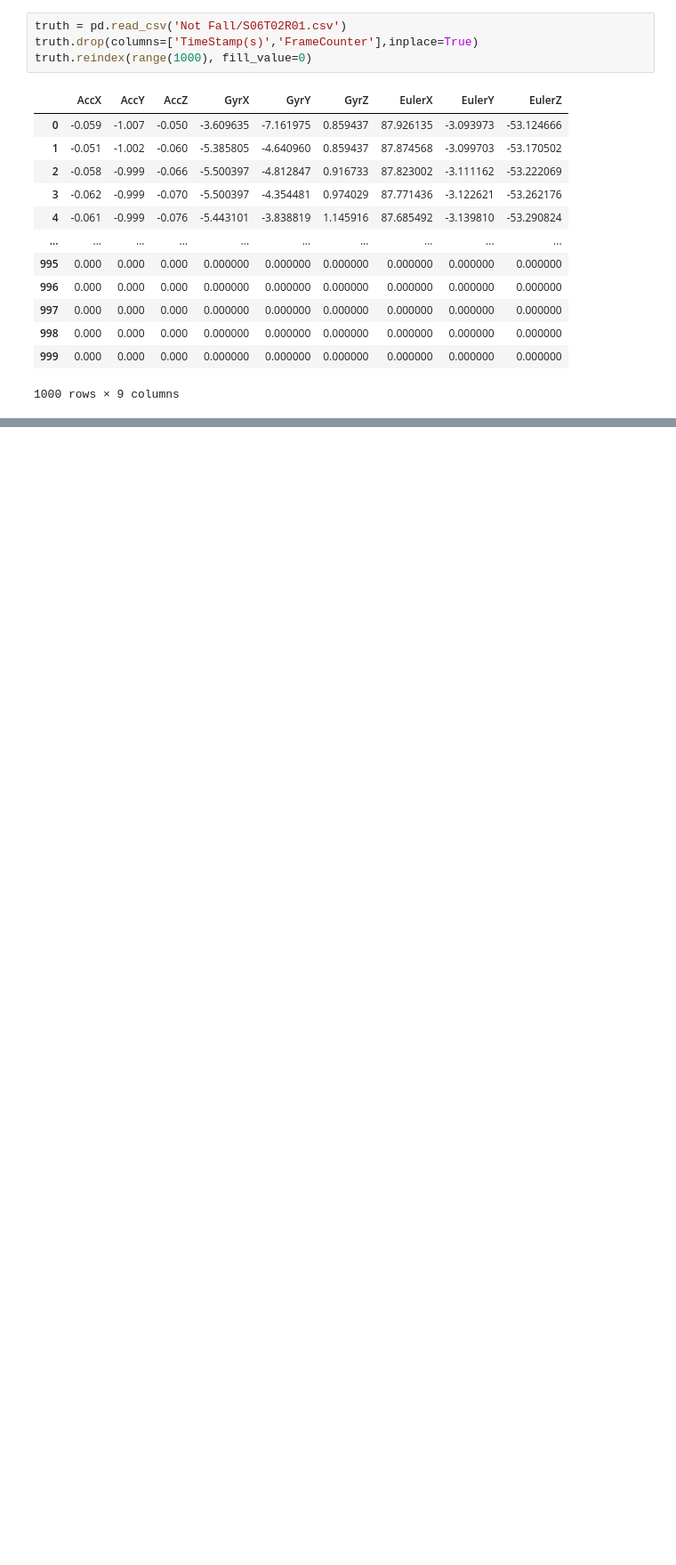
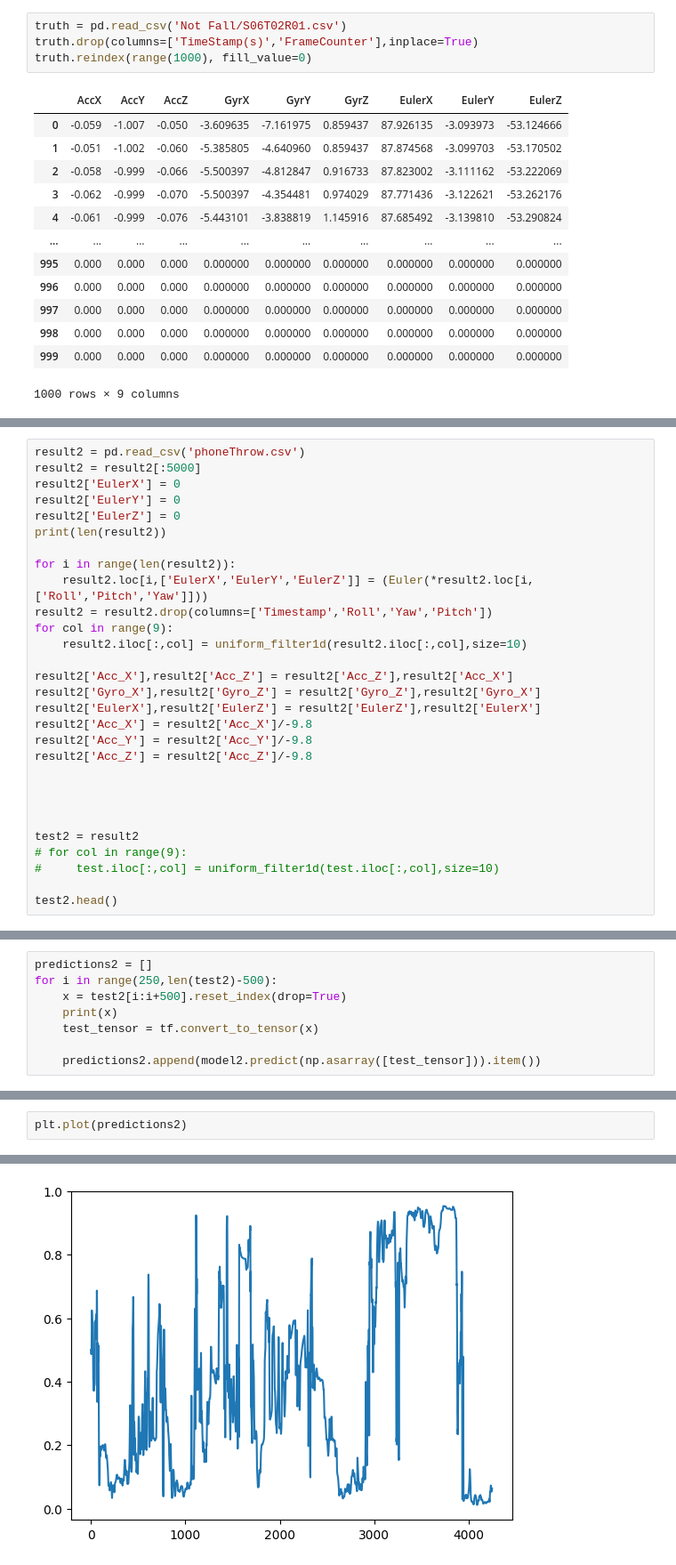
Before and after one commit to Andr0id16/Fall-DetectionModel, a Jupyter notebook: model2.ipynb, the cells around one changed output, grey strips where cells are left out. Shown at 89% size. Saved outputs shown, nothing was run; the diff lists cells and outputs as text; blank space fills up the shorter version.

```diff
--- a/model2.ipynb
+++ b/model2.ipynb
@@ -278,0 +456,29 @@ for i in range(300,len(test)-300):
+# %%
+result2 = pd.read_csv('phoneThrow.csv')
+result2 = result2[:5000]
+result2['EulerX'] = 0
+result2['EulerY'] = 0
+result2['EulerZ'] = 0
+print(len(result2))
+
+for i in range(len(result2)):
+    result2.loc[i,['EulerX','EulerY','EulerZ']] = (Euler(*result2.loc[i,['Roll','Pitch','Yaw']]))
+result2 = result2.drop(columns=['Timestamp','Roll','Yaw','Pitch'])
+for col in range(9):
+    result2.iloc[:,col] = uniform_filter1d(result2.iloc[:,col],size=10)
+
+result2['Acc_X'],result2['Acc_Z'] = result2['Acc_Z'],result2['Acc_X']
+result2['Gyro_X'],result2['Gyro_Z'] = result2['Gyro_Z'],result2['Gyro_X']
+result2['EulerX'],result2['EulerZ'] = result2['EulerZ'],result2['EulerX']
+result2['Acc_X'] = result2['Acc_X']/-9.8
+result2['Acc_Y'] = result2['Acc_Y']/-9.8
+result2['Acc_Z'] = result2['Acc_Z']/-9.8
+
+
+
+
+test2 = result2
+# for col in range(9):
+#     test.iloc[:,col] = uniform_filter1d(test.iloc[:,col],size=10)
+
+test2.head()
@@ -278,0 +495,8 @@ for i in range(300,len(test)-300):
+# %%
+predictions2 = []
+for i in range(250,len(test2)-500):
+    x = test2[i:i+500].reset_index(drop=True)
+    print(x)
+    test_tensor = tf.convert_to_tensor(x)
+
+    predictions2.append(model2.predict(np.asarray([test_tensor])).item())
@@ -278,0 +529,3 @@ for i in range(300,len(test)-300):
+# %%
+plt.plot(predictions2)
+# %% [output]
@@ -278,0 +533 @@ for i in range(300,len(test)-300):
+[figure, added]
```
Also changed, not shown: parts of 46 cells of this notebook, 57 other files.
